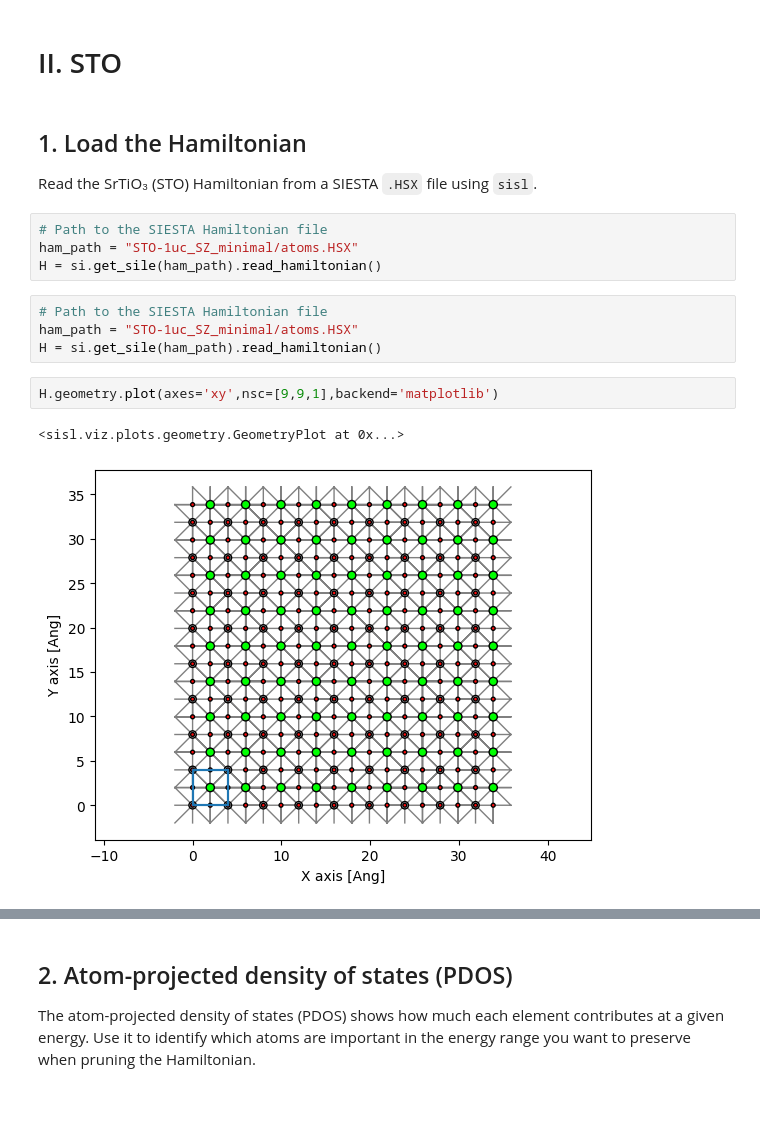
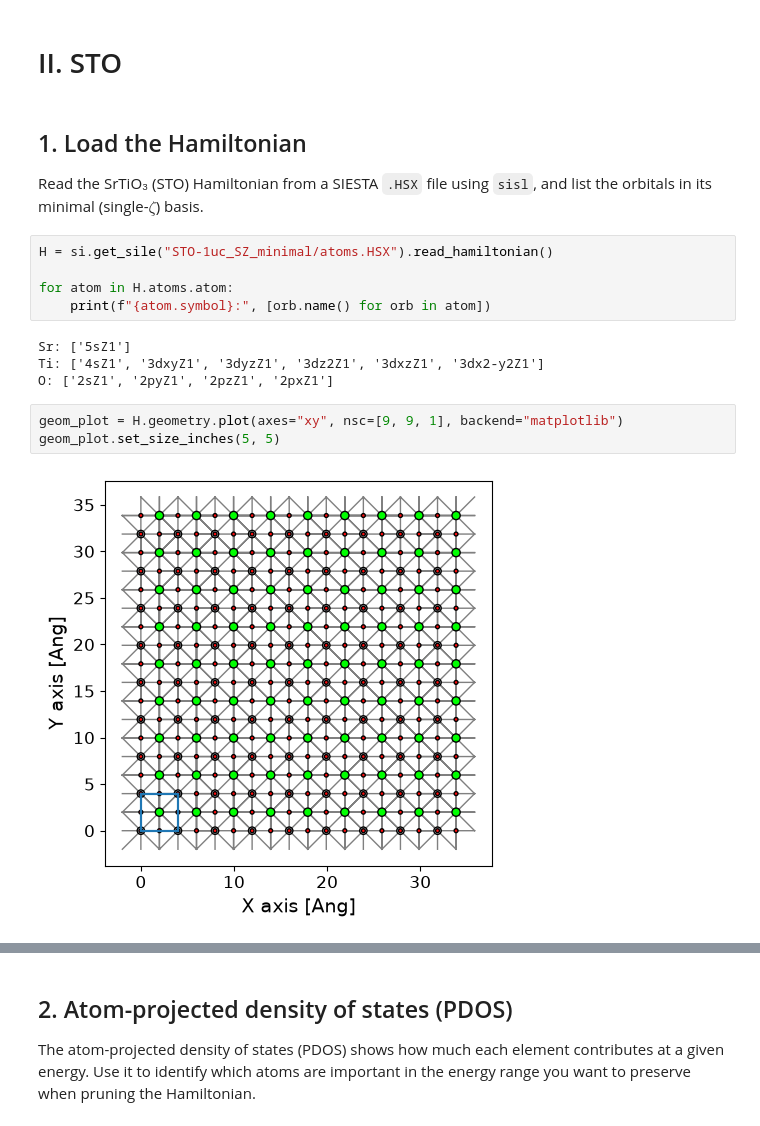
Before and after one commit to alananaya230798/Transiesta_School_2026, a Jupyter notebook: Orbital_Prunning/Orbital_Prunning.ipynb, the cells around one changed output, grey strips where cells are left out. Drawn from its saved outputs; the diff is of its cells as text.

Commit message:
cleaned code in Orbital_prunning

```diff
--- a/Orbital_Prunning/Orbital_Prunning.ipynb
+++ b/Orbital_Prunning/Orbital_Prunning.ipynb
@@ -666,20 +427,21 @@ Text(0, 0.5, '$E-E_F$ (eV)')
 # %% [markdown]
 ## 1. Load the Hamiltonian
 
-Read the SrTiO₃ (STO) Hamiltonian from a SIESTA `.HSX` file using `sisl`.
+Read the SrTiO₃ (STO) Hamiltonian from a SIESTA `.HSX` file using `sisl`, and list the orbitals in its minimal (single-$\zeta$) basis.
 # %%
-# Path to the SIESTA Hamiltonian file
-ham_path = "STO-1uc_SZ_minimal/atoms.HSX"
-H = si.get_sile(ham_path).read_hamiltonian()
+H = si.get_sile("STO-1uc_SZ_minimal/atoms.HSX").read_hamiltonian()
+
+for atom in H.atoms.atom:
+    print(f"{atom.symbol}:", [orb.name() for orb in atom])
+# %% [output]
+Sr: ['5sZ1']
+Ti: ['4sZ1', '3dxyZ1', '3dyzZ1', '3dz2Z1', '3dxzZ1', '3dx2-y2Z1']
+O: ['2sZ1', '2pyZ1', '2pzZ1', '2pxZ1']
-# %%
-# Path to the SIESTA Hamiltonian file
-ham_path = "STO-1uc_SZ_minimal/atoms.HSX"
-H = si.get_sile(ham_path).read_hamiltonian()
 # %%
-H.geometry.plot(axes='xy',nsc=[9,9,1],backend='matplotlib')
+geom_plot = H.geometry.plot(axes="xy", nsc=[9, 9, 1], backend="matplotlib")
+geom_plot.set_size_inches(5, 5)
 # %% [output]
-<sisl.viz.plots.geometry.GeometryPlot at 0x...>
-[figure, old version]
+[figure, new version]
 # %% [markdown]
 ![title](.//Figures/STO.jpg)
 # %% [markdown]
```
Also changed, not shown: parts of 71 cells of this notebook.
